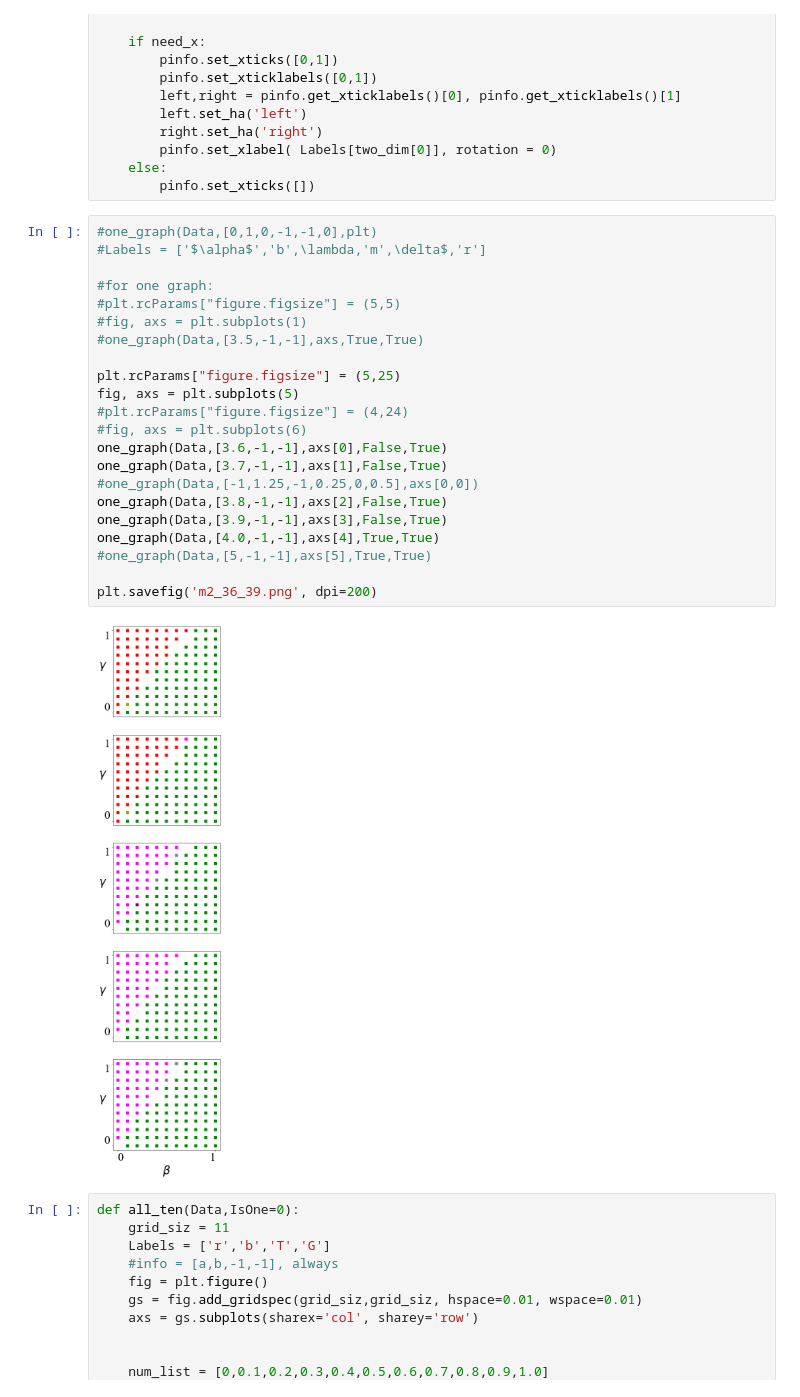
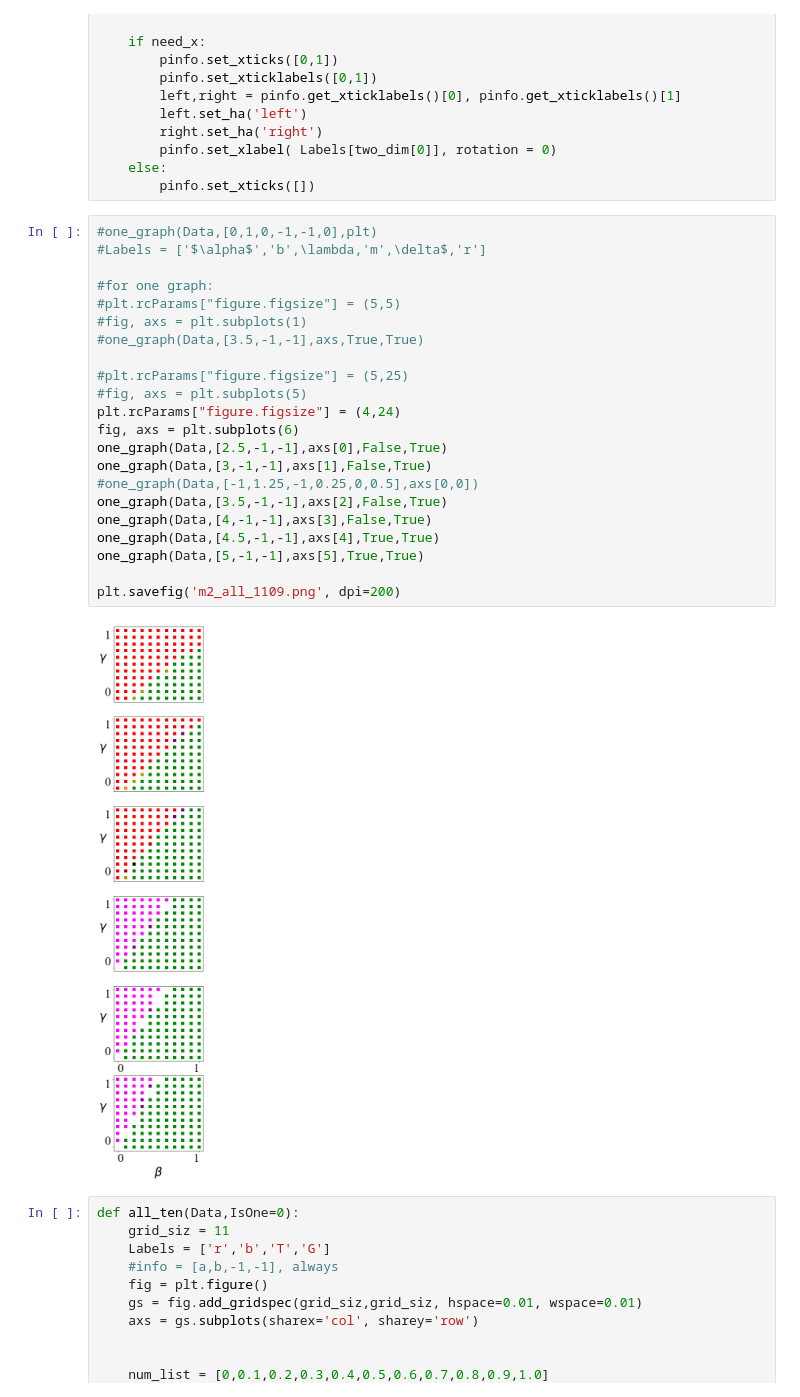
Before and after one commit to artermi/Norm_Enforcement_2024, a Jupyter notebook: Show_SixDim.ipynb, the cells around one changed output. Saved outputs shown, nothing was run; the diff lists cells and outputs as text.

```diff
--- a/Show_SixDim.ipynb
+++ b/Show_SixDim.ipynb
@@ -103,27 +103,27 @@ def one_graph(Data,others, pinfo,need_x = True,need_y =True, xinfo = '', yinfo =
 # %%
 #one_graph(Data,[0,1,0,-1,-1,0],plt)
 #Labels = ['$\alpha$','b',\lambda,'m',\delta$,'r']
 
 #for one graph:
 #plt.rcParams["figure.figsize"] = (5,5)
 #fig, axs = plt.subplots(1)
 #one_graph(Data,[3.5,-1,-1],axs,True,True)
 
-plt.rcParams["figure.figsize"] = (5,25)
-fig, axs = plt.subplots(5)
-#plt.rcParams["figure.figsize"] = (4,24)
-#fig, axs = plt.subplots(6)
-one_graph(Data,[3.6,-1,-1],axs[0],False,True)
-one_graph(Data,[3.7,-1,-1],axs[1],False,True)
+#plt.rcParams["figure.figsize"] = (5,25)
+#fig, axs = plt.subplots(5)
+plt.rcParams["figure.figsize"] = (4,24)
+fig, axs = plt.subplots(6)
+one_graph(Data,[2.5,-1,-1],axs[0],False,True)
+one_graph(Data,[3,-1,-1],axs[1],False,True)
 #one_graph(Data,[-1,1.25,-1,0.25,0,0.5],axs[0,0])
-one_graph(Data,[3.8,-1,-1],axs[2],False,True)
-one_graph(Data,[3.9,-1,-1],axs[3],False,True)
-one_graph(Data,[4.0,-1,-1],axs[4],True,True)
-#one_graph(Data,[5,-1,-1],axs[5],True,True)
+one_graph(Data,[3.5,-1,-1],axs[2],False,True)
+one_graph(Data,[4,-1,-1],axs[3],False,True)
+one_graph(Data,[4.5,-1,-1],axs[4],True,True)
+one_graph(Data,[5,-1,-1],axs[5],True,True)
 
-plt.savefig('m2_36_39.png', dpi=200)
+plt.savefig('m2_all_1109.png', dpi=200)
 # %% [output]
-[figure, old version]
+[figure, new version]
 # %%
 def all_ten(Data,IsOne=0):
     grid_siz = 11
```
Also changed, not shown: 3 other files.
